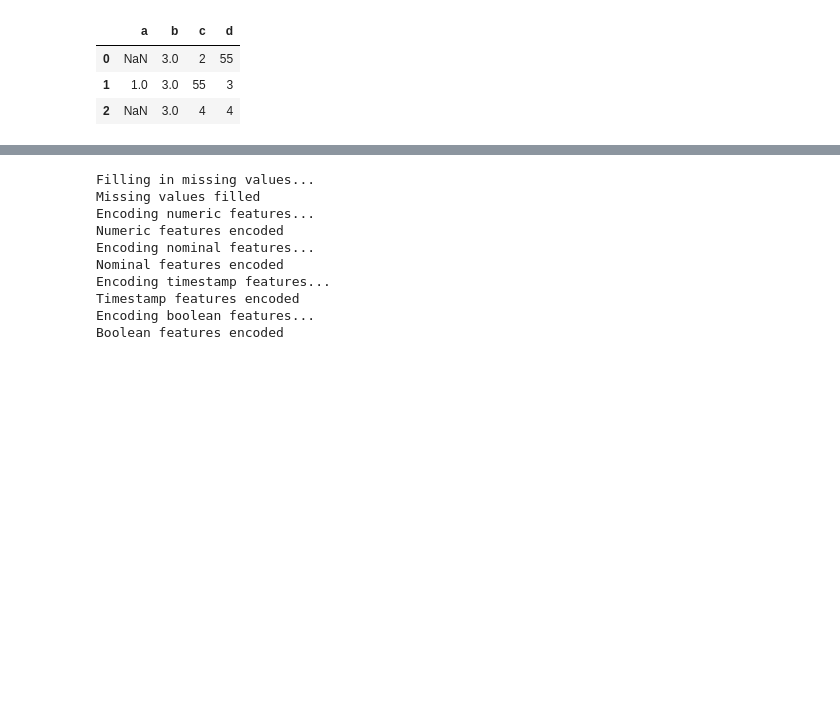
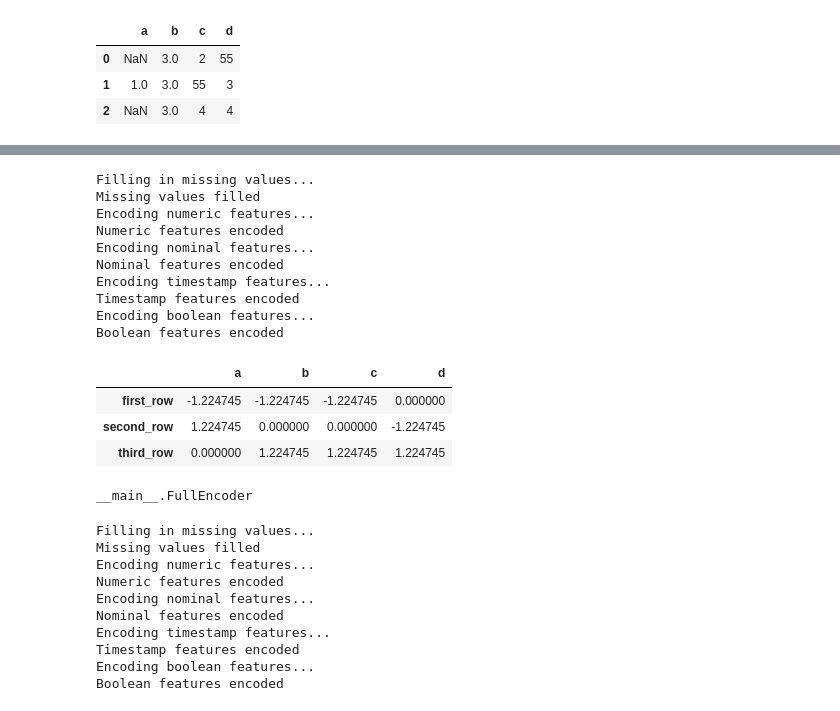
Before and after one commit to ClearScore/diver, a Jupyter notebook: development_area/house-price-demo.ipynb, the cells around one changed output, grey strips where cells are left out. Saved outputs shown, nothing was run; the diff lists cells and outputs as text; code cells hidden in the pictures; blank space fills up the shorter version.

```diff
--- a/development_area/house-price-demo.ipynb
+++ b/development_area/house-price-demo.ipynb
@@ -1330,3 +1368,29 @@ def load_encoder(pathname):
+# %%
+# Instantiate FullEncoder object
+enc = FullEncoder()
+# %%
+useful_cols3 = infer_useful_cols(f3)
+# %%
+enc.fit_transform(f3, useful_cols3)
+# %% [output]
+Filling in missing values...
+Missing values filled
+Encoding numeric features...
+Numeric features encoded
+Encoding nominal features...
+Nominal features encoded
+Encoding timestamp features...
+Timestamp features encoded
+Encoding boolean features...
+Boolean features encoded
+|  | a | b | c | d |
+| first_row | -1.224745 | -1.224745 | -1.224745 | 0.000000 |
+| second_row | 1.224745 | 0.000000 | 0.000000 | -1.224745 |
+| third_row | 0.000000 | 1.224745 | 1.224745 | 1.224745 |
+# %%
+FullEncoder
+# %% [output]
+__main__.FullEncoder
 # %%
 # Instantiate FullEncoder object
 enc = FullEncoder()
```
Also changed, not shown: parts of 14 cells of this notebook, 2 other files.
